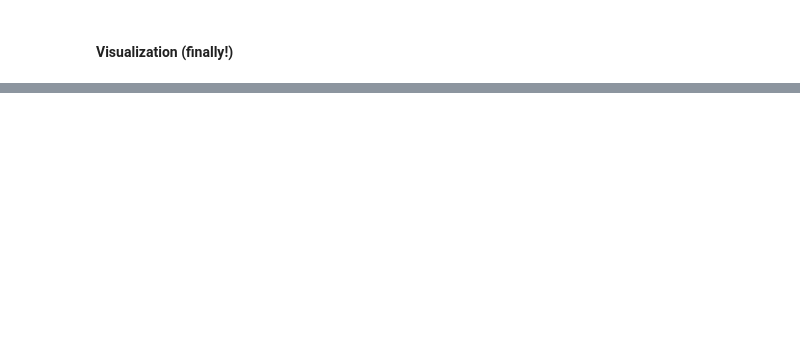
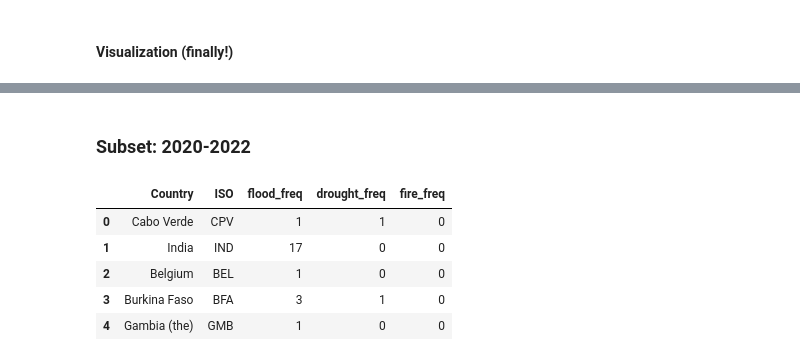
Before and after one commit to NLSanyu/CA682-Data-Visualization, a Jupyter notebook: EM-DAT Data Exploration.ipynb, the cells around one changed output, grey strips where cells are left out. Drawn from its saved outputs; the diff is of its cells as text; code cells hidden in the pictures; blank space fills up the shorter version.

```diff
--- a/EM-DAT Data Exploration.ipynb
+++ b/EM-DAT Data Exploration.ipynb
@@ -416,0 +411,5 @@ fig.show()
+# %%
+country_codes = cleaned_df[["Country", "ISO"]]
+country_codes.set_index("Country", inplace=True)
+country_codes = country_codes.to_dict()["ISO"]
+country_codes
@@ -416,0 +434,28 @@ fig.show()
+# %%
+def create_frequency_df(df):
+  data = []
+  for k, v in country_codes.items():
+    l = {
+         "Country": k,
+         "ISO": v,
+         "flood_freq": len(df[(df["Country"] == k) & (df["Disaster Type"] == "Flood")]),
+         "drought_freq": len(df[(df["Country"] == k) & (df["Disaster Type"] == "Drought")]),
+         "fire_freq": len(df[(df["Country"] == k) & (df["Disaster Type"] == "Wildfire")])
+        }
+    data.append(l)
+  frequency_df = pd.DataFrame.from_records(data)
+  return frequency_df
+# %% [markdown]
+### Subset: 2020-2022
+# %%
+chosen_years_recent = [2020, 2021, 2022]
+cleaned_df_subset_2 = cleaned_df[cleaned_df["Year"].isin(chosen_years_recent)]
+freq_df = create_frequency_df(cleaned_df_subset_2)
+freq_df.head()
+# %% [output]
+|  | Country | ISO | flood_freq | drought_freq | fire_freq |
+| 0 | Cabo Verde | CPV | 1 | 1 | 0 |
+| 1 | India | IND | 17 | 0 | 0 |
+| 2 | Belgium | BEL | 1 | 0 | 0 |
+| 3 | Burkina Faso | BFA | 3 | 1 | 0 |
+| 4 | Gambia (the) | GMB | 1 | 0 | 0 |
```
Also changed, not shown: parts of 49 cells of this notebook.
